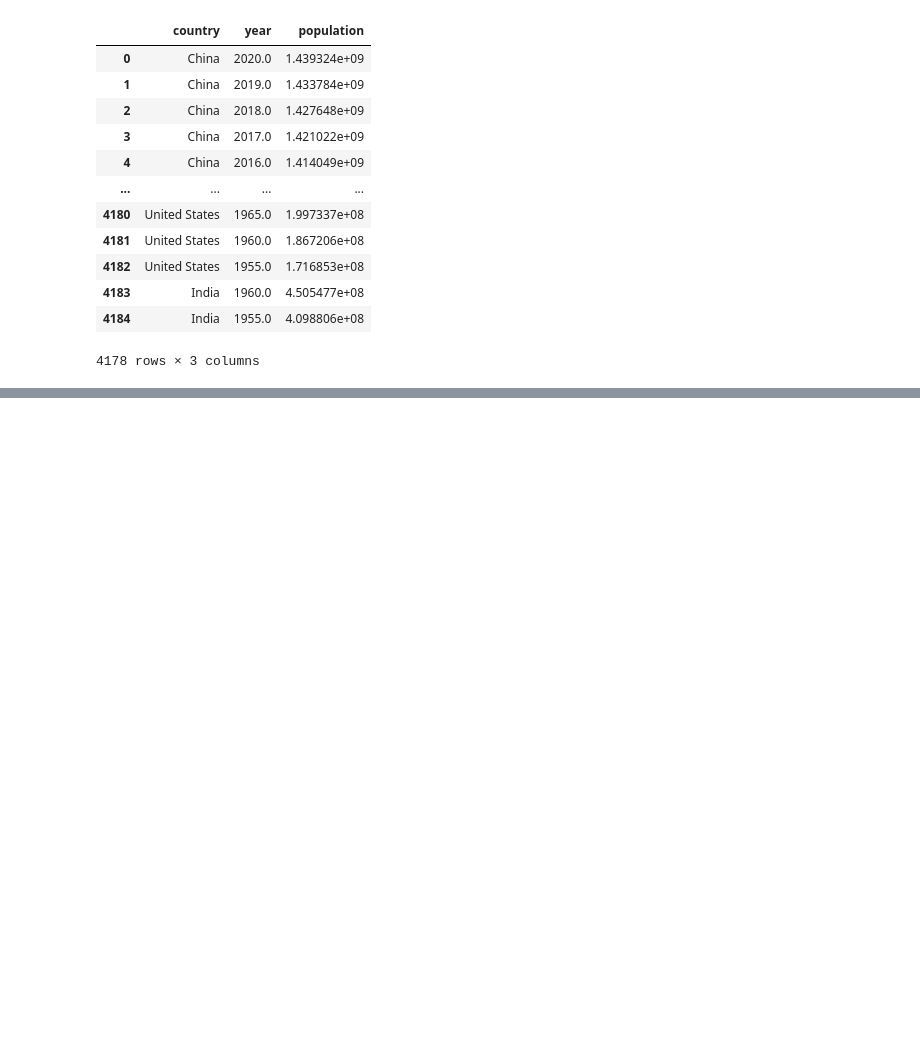
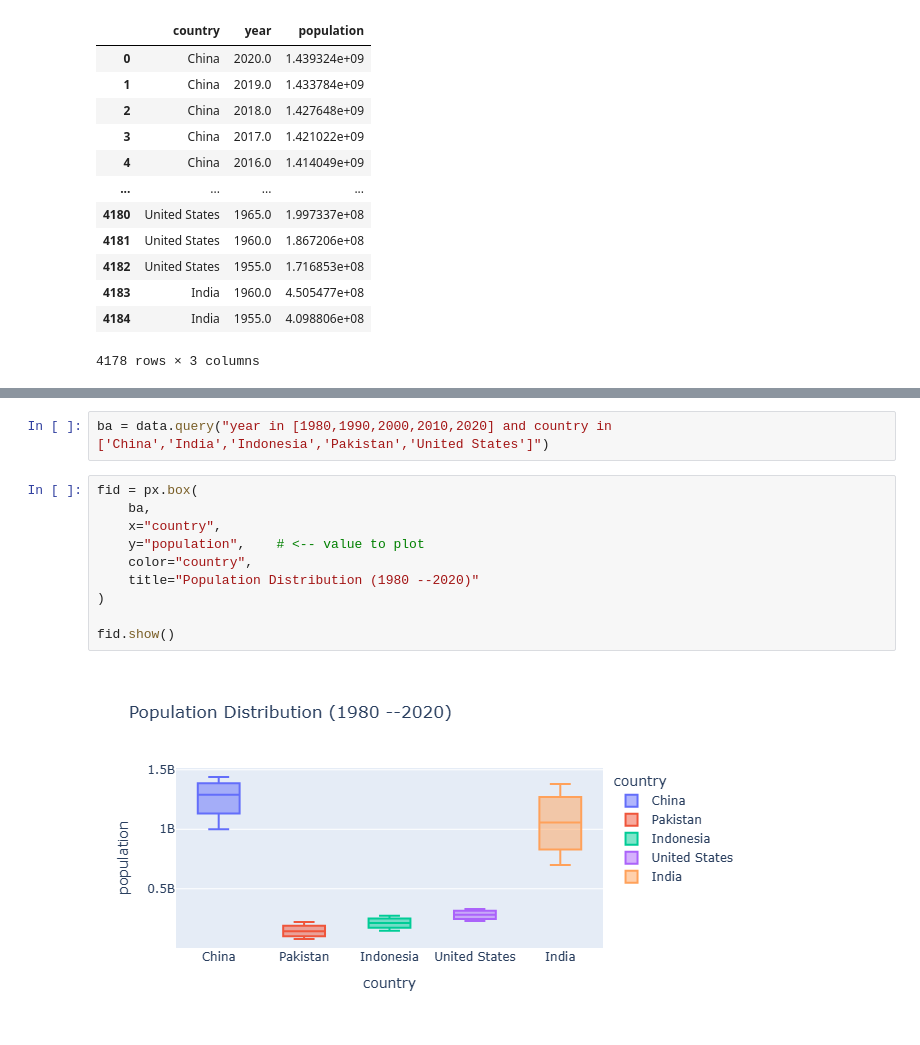
Before and after one commit to MUNYEMANA12/data-visualization, a Jupyter notebook: visualization.ipynb, the cells around one changed output, grey strips where cells are left out. Cells and saved outputs as stored; diff of their text form; blank space fills up the shorter version.

```diff
--- a/visualization.ipynb
+++ b/visualization.ipynb
@@ -156,0 +175,14 @@ fig.show()
+# %%
+ba = data.query("year in [1980,1990,2000,2010,2020] and country in ['China','India','Indonesia','Pakistan','United States']")
+# %%
+fid = px.box(
+    ba,
+    x="country",
+    y="population",    # <-- value to plot
+    color="country",
+    title="Population Distribution (1980 --2020)"
+)
+
+fid.show()
+# %% [output]
+[figure, added]
```
Also changed, not shown: parts of 15 cells of this notebook.
